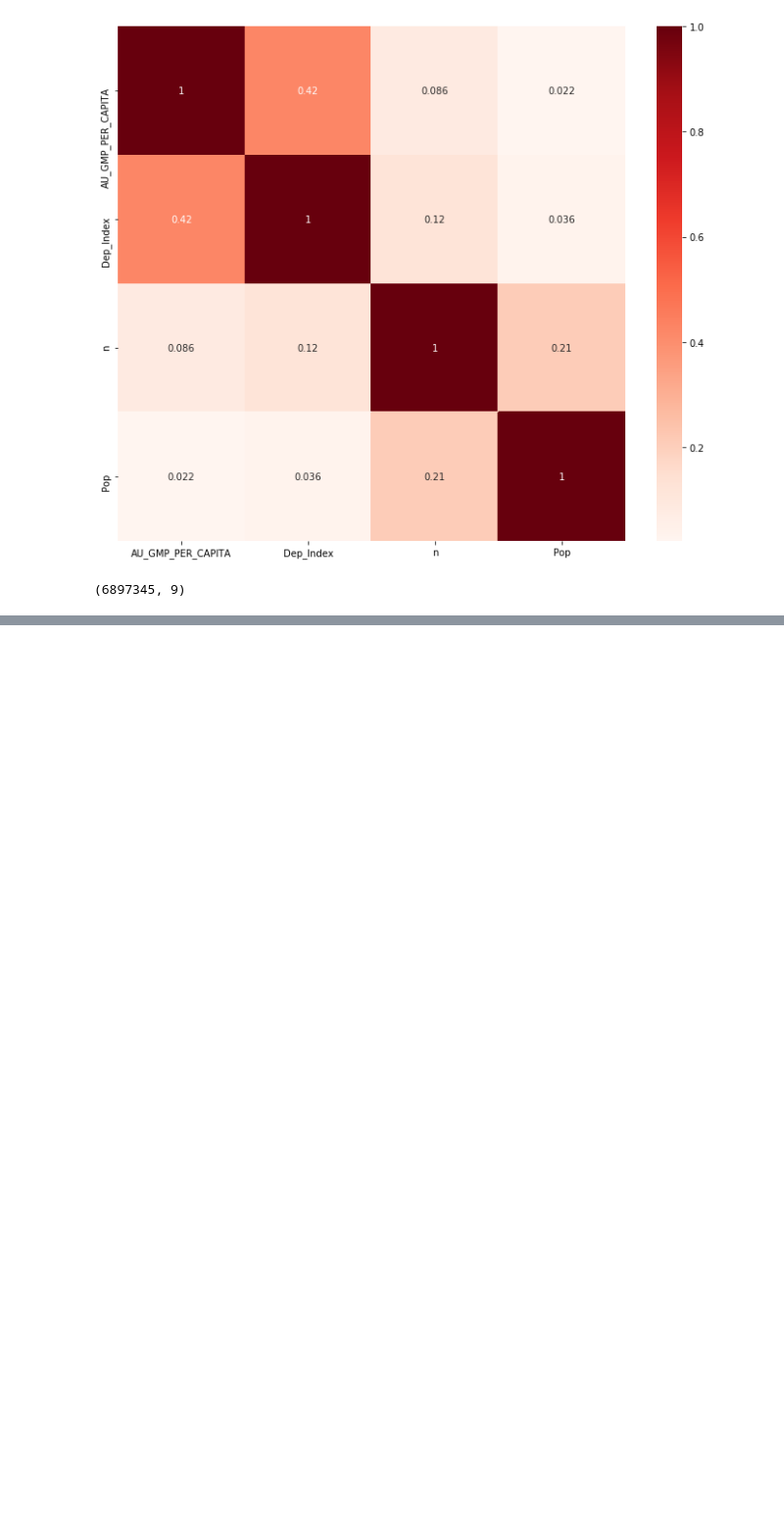
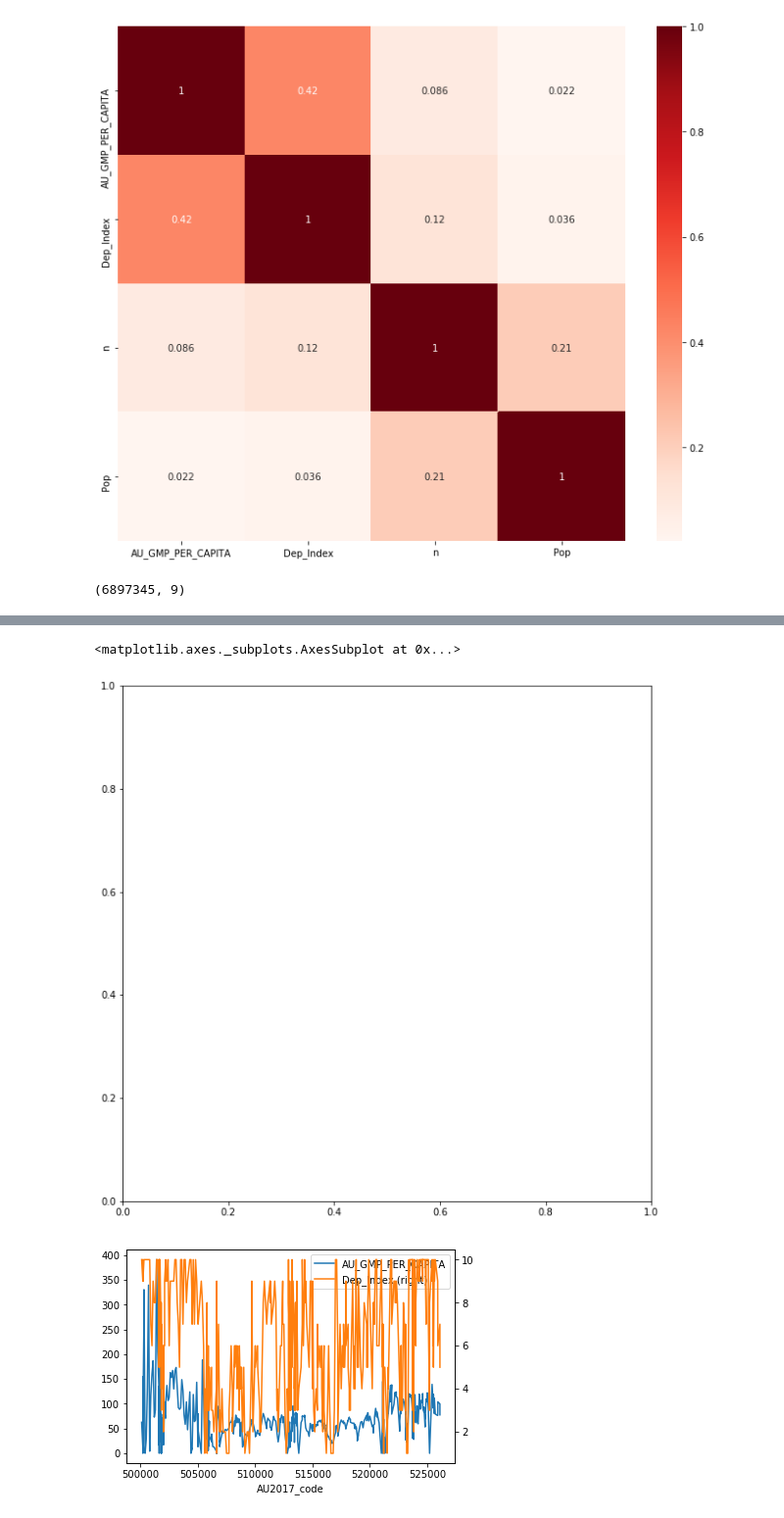
Before and after one commit to keri/DotLovesData, a Jupyter notebook: notebooks/Preparing data for modeling.ipynb, the cells around one changed output, grey strips where cells are left out. Shown at 98% size. Saved outputs shown, nothing was run; the diff lists cells and outputs as text; code cells hidden in the pictures; blank space fills up the shorter version.

Commit message:
working on visuals and notebooks

```diff
--- a/notebooks/Preparing data for modeling.ipynb
+++ b/notebooks/Preparing data for modeling.ipynb
@@ -156,0 +185,3 @@ dfNoStandardrdStandard.shape
+# %%
+min_index_gmp = dfNoStandard.groupby(by=['AU2017_code']).min()[['AU_GMP_PER_CAPITA','Dep_Index']]
+max_index_gmp = dfNoStandard.groupby(by=['AU2017_code']).max()[['AU_GMP_PER_CAPITA','Dep_Index']]
@@ -156,0 +204,9 @@ dfNoStandardrdStandard.shape
+# %%
+fig,ax = plt.subplots(figsize=(10,10))
+
+ax = max_index_gmp.plot(kind='line',y='AU_GMP_PER_CAPITA')
+max_index_gmp.plot(kind='line',y='Dep_Index',secondary_y=True,ax=ax)
+# %% [output]
+<matplotlib.axes._subplots.AxesSubplot at 0x...>
+[figure, added]
+[figure, added]
```
Also changed, not shown: parts of 8 cells of this notebook, 3 other files.
